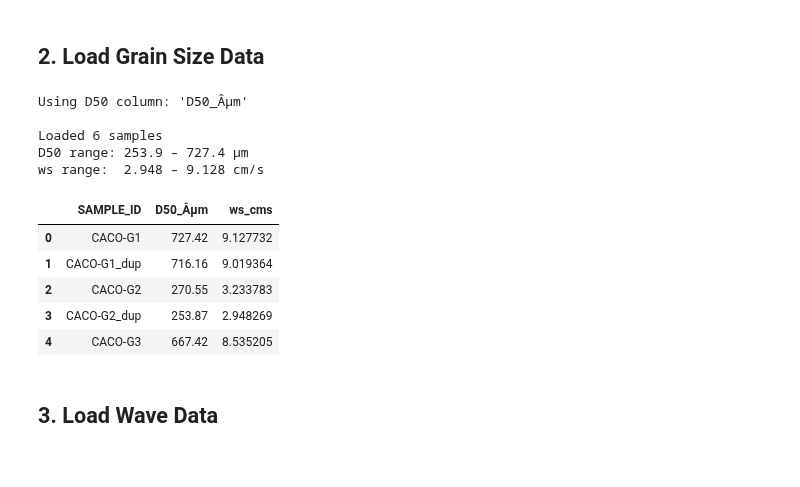
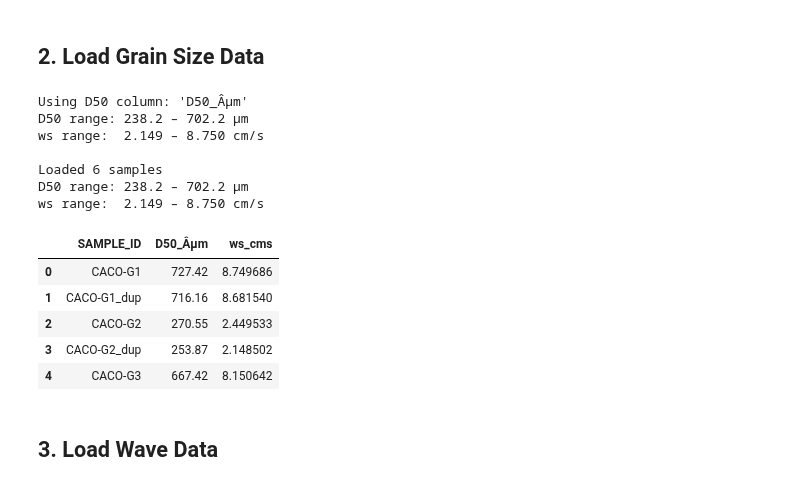
Before and after one commit to cvolpano/PUVprocessing_usgs, a Jupyter notebook: nanopod/data/dimensionlessFallPlots.ipynb, the cells around one changed output. Drawn from its saved outputs; the diff is of its cells as text; code cells hidden in the pictures.

```diff
--- a/nanopod/data/dimensionlessFallPlots.ipynb
+++ b/nanopod/data/dimensionlessFallPlots.ipynb
@@ -35,11 +37,17 @@ from pathlib import Path
 # ── Configuration ─────────────────────────────────────────────────────────────
 OUT_DIR      = Path("wave_data")
 PLOT_DIR     = Path("wave_plots")
-GRAIN_FILE   = Path("caco-waves_grainsize.csv")   # update path as needed
+GRAIN_FILE   = OUT_DIR / "caco-waves_grainsize.csv"   # update path as needed
 PLOT_DIR.mkdir(exist_ok=True)
 
-NDBC_FILE = OUT_DIR / "NDBC_44020_2024-10_to_2025-03.csv"
+# NDBC_FILE = OUT_DIR / "NDBC_44013_2006-01_to_2026-01.csv"
+# WIS_FILE  = OUT_DIR / "WIS_ST63064_2006-01_to_2026-01.csv"
+
+NDBC_FILE = OUT_DIR / "NDBC_44013_2024-10_to_2025-03.csv"
 WIS_FILE  = OUT_DIR / "WIS_ST63064_2024-10_to_2024-12.csv"
+
+# START = "2006-01-01"
+# END = "2026-01-01"
 
 START = "2024-10-01"
 END   = "2025-03-31"
@@ -53,14 +61,14 @@ NU      = 1.36e-6   # kinematic viscosity of seawater at ~10°C (m²/s)
 G       = 9.81      # gravitational acceleration (m/s²)
 
 # Spectral colormap palette
-_sp = plt.colormaps["Spectral"]
+_sp = plt.colormaps["plasma"]
 PALETTE = {
-    "ndbc":      _sp(0.95),
-    "ndbc_mean": _sp(0.85),
-    "wis":       _sp(0.08),
-    "wis_mean":  _sp(0.02),
-    "survey":    _sp(0.55),
-    "omega":     _sp(0.72),
+    "ndbc":       _sp(0.08),
+    "ndbc_mean": _sp(0.02),
+    "wis":      _sp(0.95),
+    "wis_mean":  _sp(0.99),
+    "survey":    "black",
+    "omega":     _sp(0.62),
 }
 # %% [markdown]
 ## 1. Settling Velocity Formulations
@@ -125,41 +147,46 @@ for m in ["soulsby", "stokes", "ferguson"]:
 # %%
 gs = pd.read_csv(GRAIN_FILE, encoding="latin1")  # latin1 handles µ symbol in headers
 
 # Strip whitespace from column names
 gs.columns = gs.columns.str.strip()
 
 # Find D50 column — handles encoding variants of µm
 d50_col = [c for c in gs.columns if "D50" in c and ("m" in c.lower() or "µ" in c or "Â" in c)]
 if not d50_col:
     raise ValueError(f"Could not find D50 µm column. Available columns: {list(gs.columns)}")
 d50_col = d50_col[0]
 print(f"Using D50 column: '{d50_col}'")
 
-gs["D50_m"] = pd.to_numeric(gs[d50_col], errors="coerce") * 1e-6  # µm → m
-gs["ws_ms"] = settling_velocity(gs["D50_m"], method="soulsby")     # m/s
-gs["ws_cms"] = gs["ws_ms"] * 100                                    # cm/s
+gs["D50_m"]  = 2**(-pd.to_numeric(gs["D50_PHI"], errors="coerce")) / 1000  # phi → m
+gs["ws_ms"]  = settling_velocity(gs["D50_m"], method="dietrich")
+gs["ws_cms"] = gs["ws_ms"] * 100
 
+print(f"D50 range: {gs['D50_m'].min()*1e6:.1f} – {gs['D50_m'].max()*1e6:.1f} µm")
+print(f"ws range:  {gs['ws_cms'].min():.3f} – {gs['ws_cms'].max():.3f} cm/s")
 # Parse sample date
 date_col = [c for c in gs.columns if "DATE" in c.upper() and "COLLECTED" in c.upper()]
+
 if date_col:
     gs["date"] = pd.to_datetime(gs[date_col[0]], errors="coerce")
 
 print(f"\nLoaded {len(gs)} samples")
 print(f"D50 range: {gs['D50_m'].min()*1e6:.1f} – {gs['D50_m'].max()*1e6:.1f} µm")
 print(f"ws range:  {gs['ws_cms'].min():.3f} – {gs['ws_cms'].max():.3f} cm/s")
 gs[["SAMPLE_ID", d50_col, "ws_cms"]].head()
 # %% [output]
 Using D50 column: 'D50_Âµm'
+D50 range: 238.2 – 702.2 µm
+ws range:  2.149 – 8.750 cm/s
 
 Loaded 6 samples
-D50 range: 253.9 – 727.4 µm
-ws range:  2.948 – 9.128 cm/s
+D50 range: 238.2 – 702.2 µm
+ws range:  2.149 – 8.750 cm/s
 |  | SAMPLE_ID | D50_Âµm | ws_cms |
-| 0 | CACO-G1 | 727.42 | 9.127732 |
-| 1 | CACO-G1_dup | 716.16 | 9.019364 |
-| 2 | CACO-G2 | 270.55 | 3.233783 |
-| 3 | CACO-G2_dup | 253.87 | 2.948269 |
-| 4 | CACO-G3 | 667.42 | 8.535205 |
+| 0 | CACO-G1 | 727.42 | 8.749686 |
+| 1 | CACO-G1_dup | 716.16 | 8.681540 |
+| 2 | CACO-G2 | 270.55 | 2.449533 |
+| 3 | CACO-G2_dup | 253.87 | 2.148502 |
+| 4 | CACO-G3 | 667.42 | 8.150642 |
 # %% [markdown]
 ## 3. Load Wave Data
 # %%
```
Also changed, not shown: parts of 13 cells of this notebook, 20 other files.
